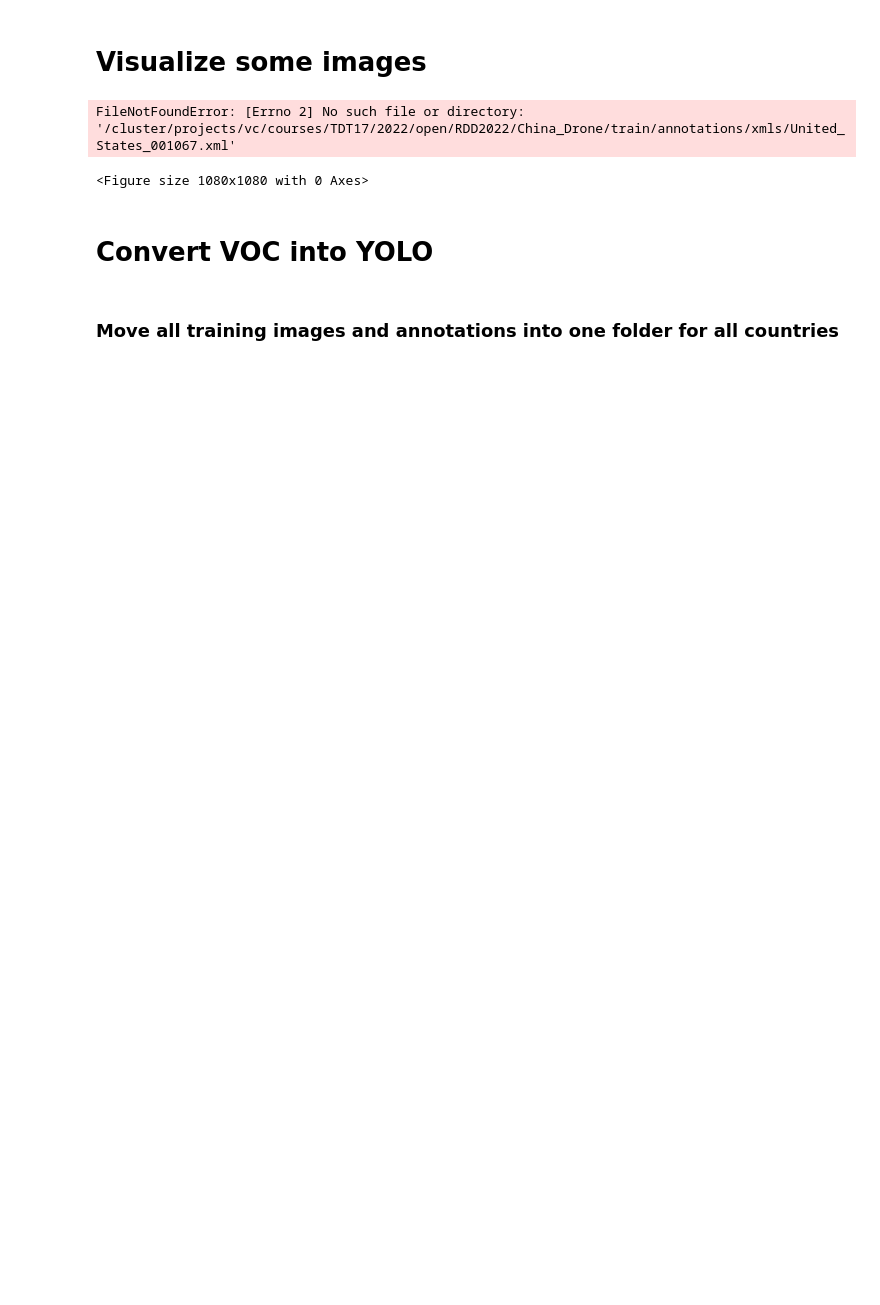
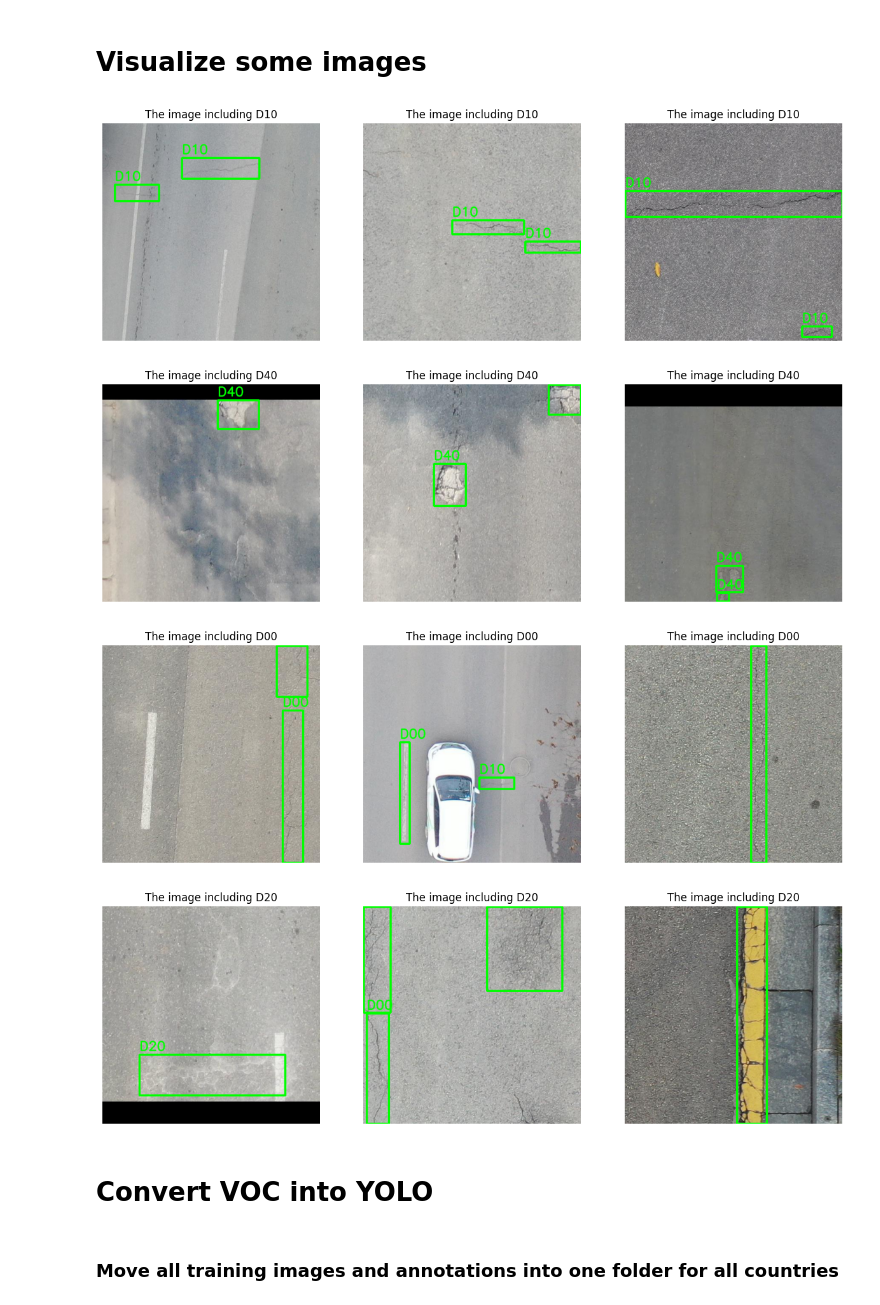
Before and after one commit to solveijm/TDT17, a Jupyter notebook: crackDetection.ipynb, the cells around one changed output. Cells and saved outputs as stored; diff of their text form; code cells hidden in the pictures; blank space fills up the shorter version.

```diff
--- a/crackDetection.ipynb
+++ b/crackDetection.ipynb
@@ -129,9 +74,9 @@ print("# of images：" + str(total_images))
 print("# of labels：" + str(number_of_labels))
 print('# of images with object: ' + str(total_images_with_detection))
 
-for cls in images_per_class.keys():
-    print(str(cls) + ' : ' + str(images_per_class[cls]))
-sns.set_palette("winter", len(images_per_class))
-sns.barplot(x=list(images_per_class.keys()), y= list(images_per_class.values())).set(title="All countries")
+for cls in total_images_per_class.keys():
+    print(str(cls) + ' : ' + str(total_images_per_class[cls]))
+sns.set_palette("winter", len(total_images_per_class))
+sns.barplot(x=list(total_images_per_class.keys()), y= list(total_images_per_class.values())).set(title="All countries")
 # %% [output]
 All countries:
@@ -152,25 +93,0 @@ import random
-# %%
-def draw_images(image_file, folder_path):
-    gov = image_file.split('_')[0]
-    img = cv2.imread(folder_path + '/train'+'/images/' + image_file.split('.')[0] + '.jpg')
-
-    infile_xml = open(folder_path + '/train' + '/annotations/xmls/' +image_file)
-    tree = ElementTree.parse(infile_xml)
-    root = tree.getroot()
-
-    for obj in root.iter('object'):
-        cls_name = obj.find('name').text
-        xmlbox = obj.find('bndbox')
-        xmin = int(xmlbox.find('xmin').text)
-        xmax = int(xmlbox.find('xmax').text)
-        ymin = int(xmlbox.find('ymin').text)
-        ymax = int(xmlbox.find('ymax').text)
-
-        font = cv2.FONT_HERSHEY_SIMPLEX
-
-        # put text
-        cv2.putText(img,cls_name,(xmin,ymin-10),font,1,(0,255,0),2,cv2.LINE_AA)
-
-        # draw bounding box
-        cv2.rectangle(img, (xmin, ymin), (xmax, ymax), (0,255,0),3)
-    return img
@@ -177,27 +96,35 @@ def draw_images(image_file, folder_path):
 # %%
 numb_of_images_shown = 3
-folder_path = dataset_root + '/China_Drone'
-for damageType in images_per_class.keys():
+
+image_path = './China_Drone/train/images/'
+annotation_path = './China_Drone/train/annotations/xmls/'
+
+for damageType in CLASSES:
     tmp = []
 
     file = open(os.getcwd()+ '/ImageSets/%s_images.txt' %damageType, 'r')
 
     for line in file:
         line = line.strip('\n')
         tmp.append(line + '.xml')
 
     random.shuffle(tmp)
     fig = plt.figure(figsize=(15,15))
 
     for number, image in enumerate(tmp[0:numb_of_images_shown]):
-        img = draw_images(image, folder_path)
+        country = '_'.join(image.split('_')[:-1])
+        image_path = os.path.join(DATASET_SRC_DIR, f'{country}/train/images/')
+        annotation_path = os.path.join(DATASET_SRC_DIR, f'{country}/train/annotations/xmls/')
+        img = draw_images(image, image_path, annotation_path)
         plt.subplot(1,numb_of_images_shown,number+1)
         plt.axis('off')
         plt.title('The image including ' + damageType)
         plt.imshow(cv2.cvtColor(img, cv2.COLOR_BGR2RGB))
 # %% [output]
-FileNotFoundError: [Errno 2] No such file or directory: '/cluster/projects/vc/courses/TDT17/2022/open/RDD2022/China_Drone/train/annotations/xmls/United_States_001067.xml'
-<Figure size 1080x1080 with 0 Axes>
+[figure, added]
+[figure, added]
+[figure, added]
+[figure, added]
 # %% [markdown]
 # Convert VOC into YOLO
 # %% [markdown]
```
Also changed, not shown: parts of 17 cells of this notebook, 2 other files.
